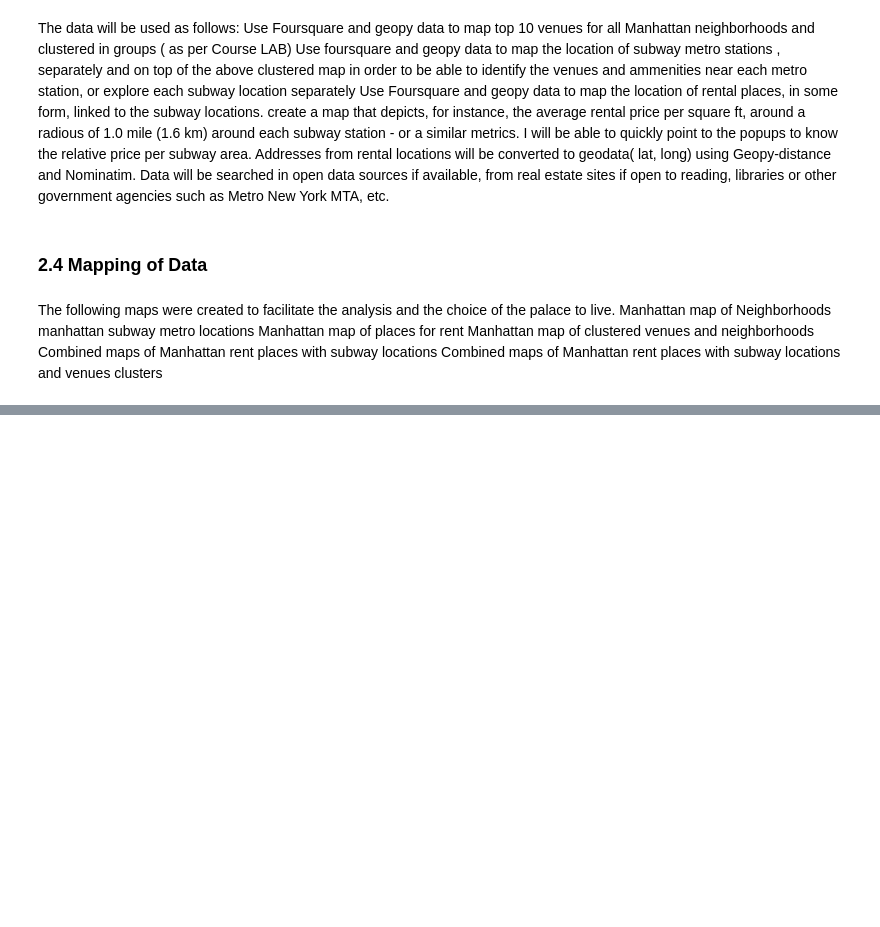
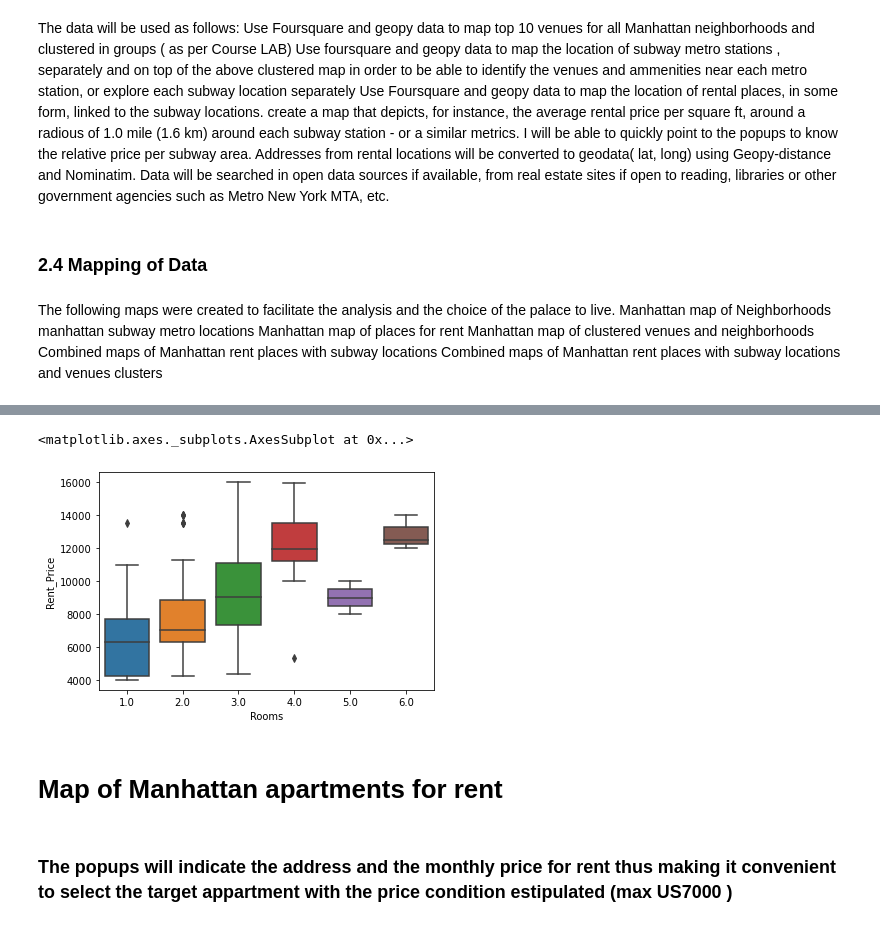
Before and after one commit to deepin-kuchroo/The-Battle-of-Neighborhoods, a Jupyter notebook: The Battle of Neighborhoods.ipynb, the cells around one changed output, grey strips where cells are left out. Drawn from its saved outputs; the diff is of its cells as text; code cells hidden in the pictures; blank space fills up the shorter version.

```diff
--- a/The Battle of Neighborhoods.ipynb
+++ b/The Battle of Neighborhoods.ipynb
@@ -88,0 +458,9 @@ The following maps were created to facilitate the analysis and the choice of the
+# %%
+sns.boxplot(x='Rooms', y= 'Rent_Price', data=mh_rent)
+# %% [output]
+<matplotlib.axes._subplots.AxesSubplot at 0x...>
+[figure, added]
+# %% [markdown]
+# Map of Manhattan apartments for rent
+# %% [markdown]
+### The popups will indicate the address and the monthly price for rent thus making it convenient to select the target appartment with the price condition estipulated (max US7000 )
```
Also changed, not shown: parts of 94 cells of this notebook.
